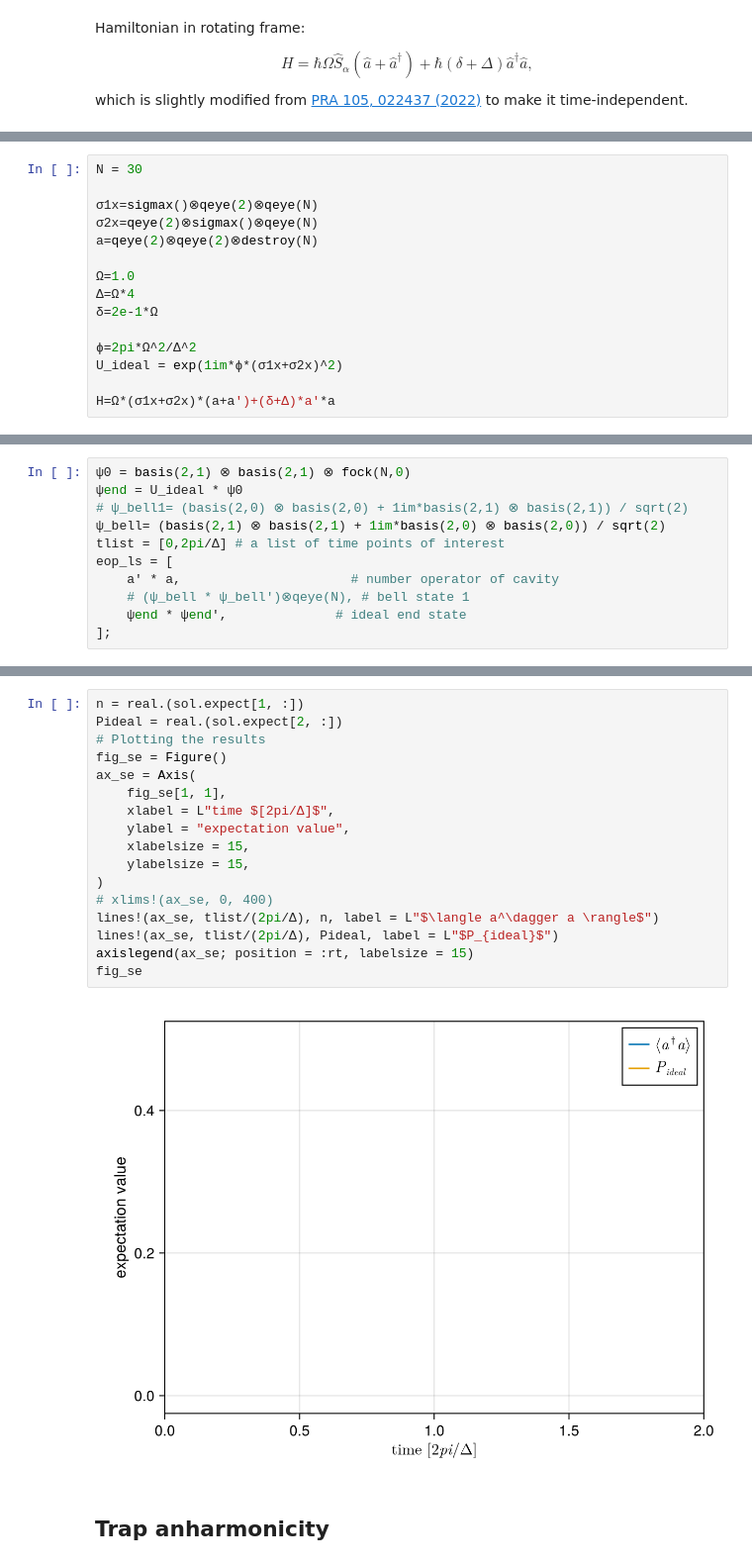
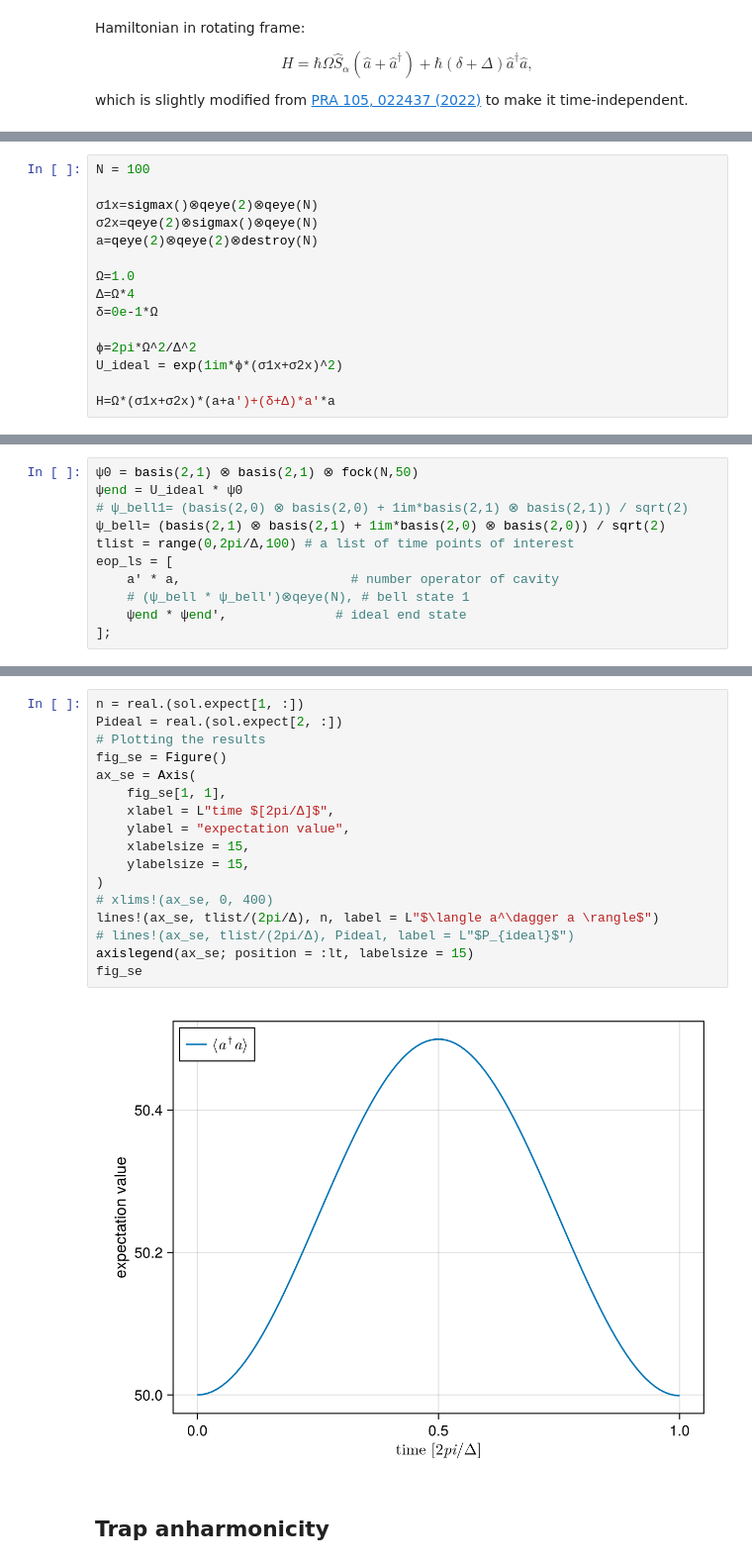
Before and after one commit to Lightup1/Penning_trap_electron, a Jupyter notebook: gate_infidelities/numerical.ipynb, the cells around one changed output, grey strips where cells are left out. Shown at 99% size. Drawn from its saved outputs; the diff is of its cells as text.

```diff
--- a/gate_infidelities/numerical.ipynb
+++ b/gate_infidelities/numerical.ipynb
@@ -24,5 +30,5 @@ infidelity_static_motional_shift_numerical(1,2e-1,ψ0)
 # %%
-N = 30
+N = 100
 
 σ1x=sigmax()⊗qeye(2)⊗qeye(N)
 σ2x=qeye(2)⊗sigmax()⊗qeye(N)
@@ -30,7 +36,7 @@ a=qeye(2)⊗qeye(2)⊗destroy(N)
 
 Ω=1.0
 Δ=Ω*4
-δ=2e-1*Ω
+δ=0e-1*Ω
 
 ϕ=2pi*Ω^2/Δ^2
 U_ideal = exp(1im*ϕ*(σ1x+σ2x)^2)
@@ -57,9 +63,9 @@ Quantum Object:   type=Operator()   dims=[2, 2, 30]   size=(120, 120)   ishermit
 # %%
-ψ0 = basis(2,1) ⊗ basis(2,1) ⊗ fock(N,0)
+ψ0 = basis(2,1) ⊗ basis(2,1) ⊗ fock(N,50)
 ψend = U_ideal * ψ0
 # ψ_bell1= (basis(2,0) ⊗ basis(2,0) + 1im*basis(2,1) ⊗ basis(2,1)) / sqrt(2)
 ψ_bell= (basis(2,1) ⊗ basis(2,1) + 1im*basis(2,0) ⊗ basis(2,0)) / sqrt(2)
-tlist = [0,2pi/Δ] # a list of time points of interest
+tlist = range(0,2pi/Δ,100) # a list of time points of interest
 eop_ls = [
     a' * a,                      # number operator of cavity
     # (ψ_bell * ψ_bell')⊗qeye(N), # bell state 1
@@ -74,22 +80,22 @@ Progress: [==============================] 100.0% --- Elapsed Time: 0h 00m 00s (
 # %%
 n = real.(sol.expect[1, :])
 Pideal = real.(sol.expect[2, :])
 # Plotting the results
 fig_se = Figure()
 ax_se = Axis(
     fig_se[1, 1],
     xlabel = L"time $[2pi/Δ]$",
     ylabel = "expectation value",
     xlabelsize = 15,
     ylabelsize = 15,
 )
 # xlims!(ax_se, 0, 400)
 lines!(ax_se, tlist/(2pi/Δ), n, label = L"$\langle a^\dagger a \rangle$")
-lines!(ax_se, tlist/(2pi/Δ), Pideal, label = L"$P_{ideal}$")
-axislegend(ax_se; position = :rt, labelsize = 15)
+# lines!(ax_se, tlist/(2pi/Δ), Pideal, label = L"$P_{ideal}$")
+axislegend(ax_se; position = :lt, labelsize = 15)
 fig_se
 # %% [output]
-[figure, old version]
+[figure, new version]
 # %% [markdown]
 ## Trap anharmonicity
 # %%
```
Also changed, not shown: parts of 11 cells of this notebook, 2 other files.
